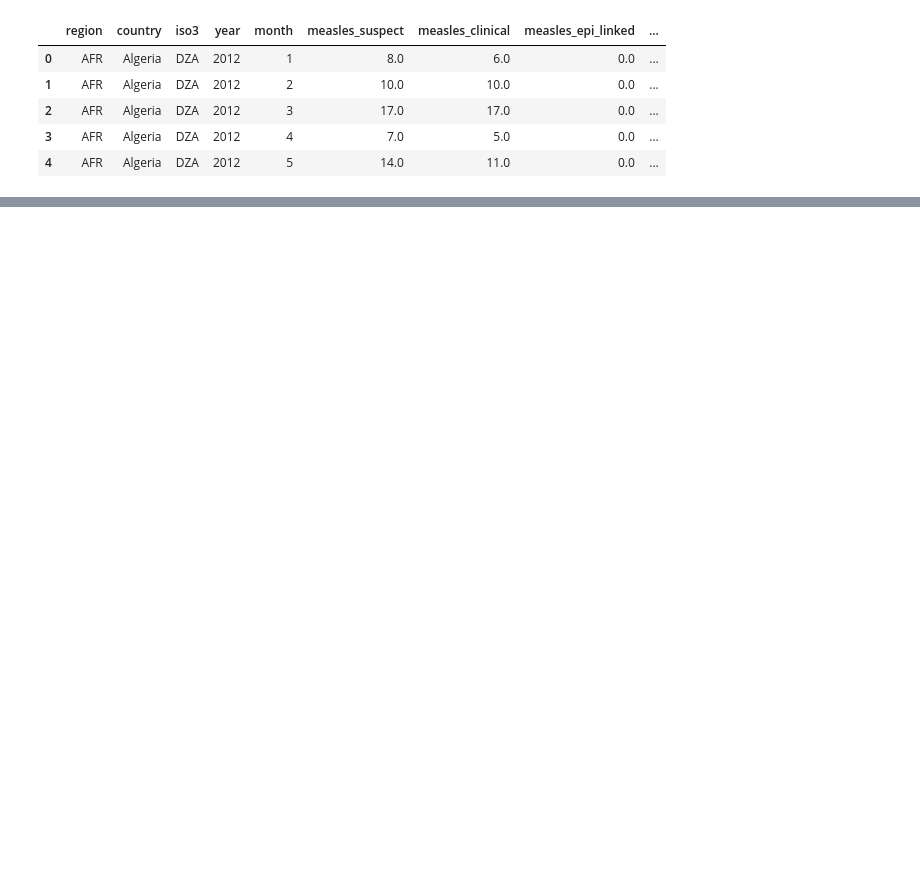
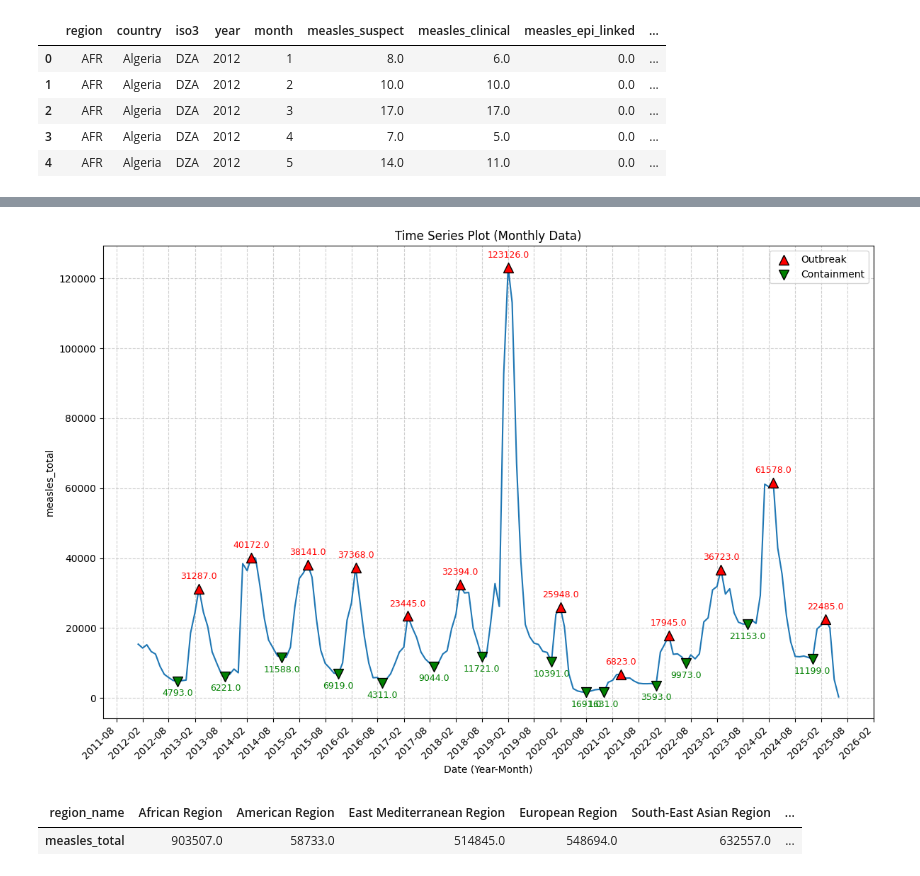
Before and after one commit to ycs25/database_project, a Jupyter notebook: stats_experiments.ipynb, the cells around one changed output, grey strips where cells are left out. Saved outputs shown, nothing was run; the diff lists cells and outputs as text; code cells hidden in the pictures; blank space fills up the shorter version.

```diff
--- a/stats_experiments.ipynb
+++ b/stats_experiments.ipynb
@@ -40,4 +46,5 @@ data["region_name"] = data["region"].map(region_mapping)
 # %%
+# Region and column selection
 target_region = "African Region"
+target_column = "measles_total"
 region_data = data[data["region_name"] == target_region]
-print(region_data["region_name"].unique())
@@ -45,0 +60,5 @@ print(region_data["region_name"].unique())
+# %%
+# Time grid
+region_data = data.set_index("date")
+# region_data = region_data[[target_column]].resample('MS')
+# region_data = region_data.fillna(0)
@@ -45,0 +75,60 @@ print(region_data["region_name"].unique())
+# %%
+# Local max/min
+maxima_indices = argrelextrema(region_data[target_column].values, np.greater, order=3)[0]
+minima_indices = argrelextrema(region_data[target_column].values, np.less, order=3)[0]
+
+maxima_dates = region_data.index[maxima_indices]
+maxima_values = region_data[target_column].iloc[maxima_indices]
+
+minima_dates = region_data.index[minima_indices]
+minima_values = region_data[target_column].iloc[minima_indices]
+# %%
+# Time series plot
+fig, ax = plt.subplots(figsize=(12,8))
+ax.plot(region_data.index, region_data[target_column])
+
+# extrema points
+ax.scatter(maxima_dates, maxima_values, color='red', s=100, zorder=5,
+           label='Outbreak', marker='^', edgecolor='black')
+for date, value in zip(maxima_dates, maxima_values):
+    ax.annotate(f'{value:.1f}', (date, value), textcoords="offset points",
+                xytext=(0, 10), ha='center', color='red', fontsize=9)
+
+ax.scatter(minima_dates, minima_values, color='green', s=100, zorder=5,
+           label='Containment', marker='v', edgecolor='black')
+for date, value in zip(minima_dates, minima_values):
+    ax.annotate(f'{value}', (date, value), textcoords="offset points",
+                xytext=(0, -15), ha='center', color='green', fontsize=9)
+
+# axis tick
+major_locator = mdates.MonthLocator(interval=6)
+ax.xaxis.set_major_locator(major_locator)
+major_formatter = mdates.DateFormatter('%Y-%m')
+ax.xaxis.set_major_formatter(major_formatter)
+fig.autofmt_xdate(rotation=45)
+
+ax.set_title('Time Series Plot (Monthly Data)')
+ax.set_xlabel('Date (Year-Month)')
+ax.set_ylabel(target_column)
+ax.grid(True, linestyle='--', alpha=0.6)
+ax.legend()
+
+plt.tight_layout()
+plt.show()
+# %% [output]
+[figure, added]
+# %%
+# Time grid
+filtered = data[["region_name", target_column]]
+
+df_pivot = filtered.pivot_table(
+    index="date",
+    columns="region_name",
+    values=target_column,
+    aggfunc="sum",
+    fill_value=0
+)
+df_pivot.head()
+# %% [output]
+| region_name | African Region | American Region | East Mediterranean Region | European Region | South-East Asian Region | ... |
+| measles_total | 903507.0 | 58733.0 | 514845.0 | 548694.0 | 632557.0 | ... |
```
Also changed, not shown: parts of 8 cells of this notebook.
